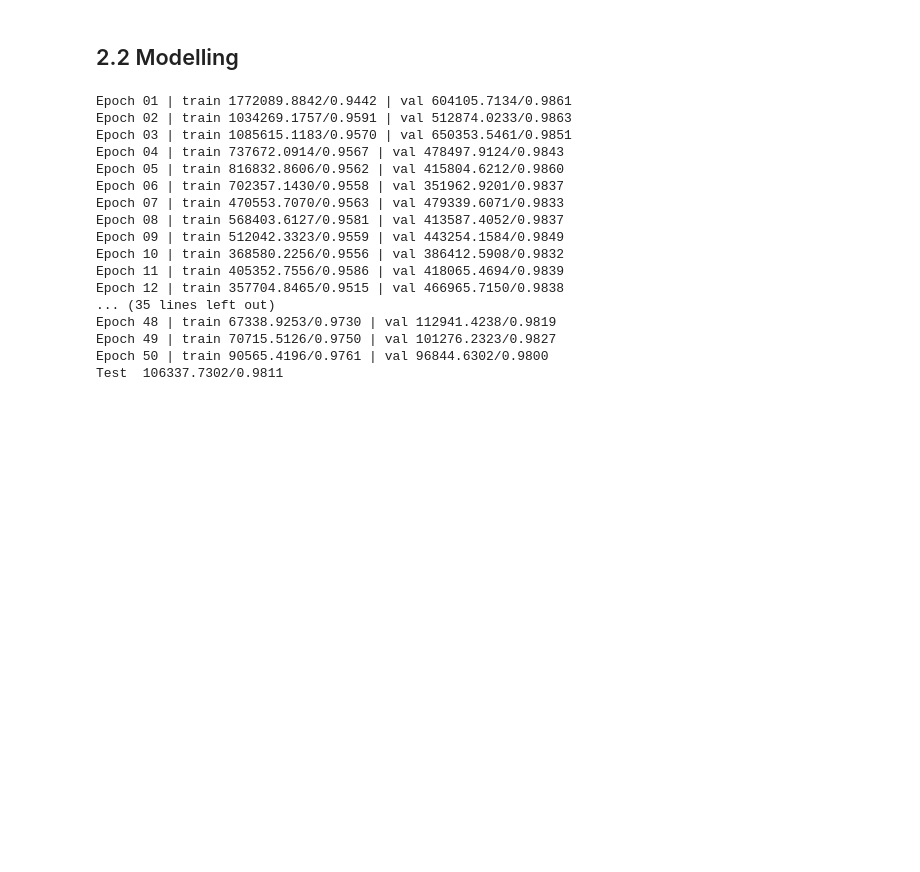
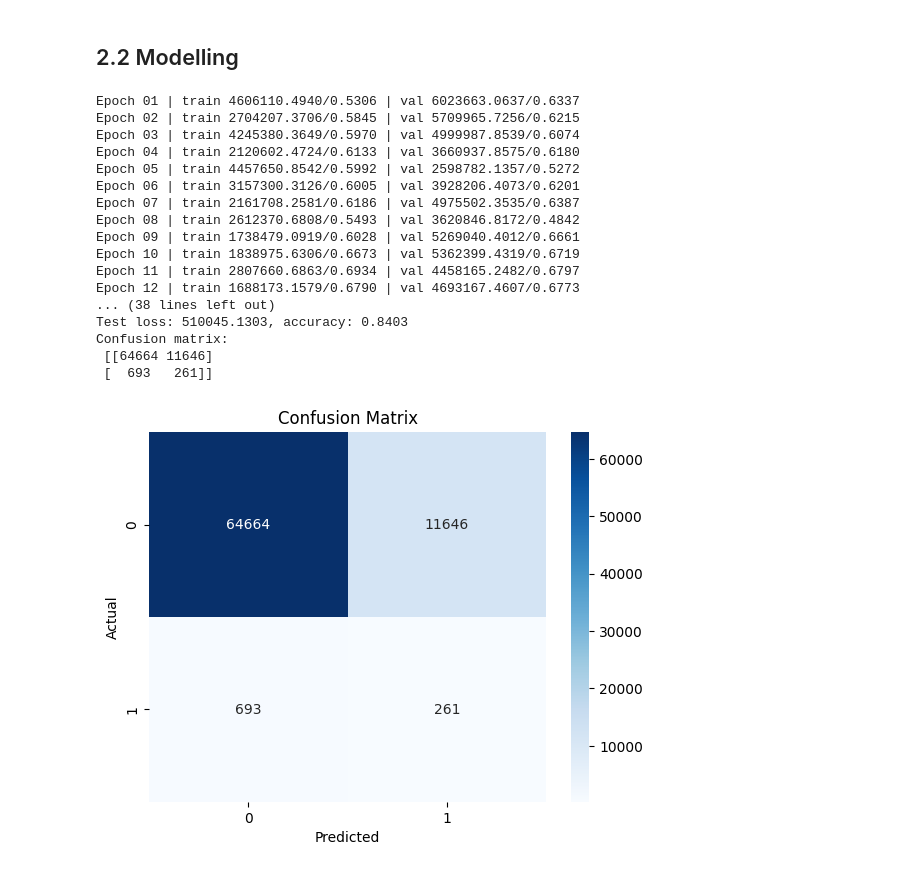
Before and after one commit to euph00/AML-GNN-project, a Jupyter notebook: supervised_graph_src/graph_node_classification.ipynb, the cells around one changed output. Drawn from its saved outputs; the diff is of its cells as text; code cells hidden in the pictures; blank space fills up the shorter version.

Commit message:
update confusion matrix

```diff
--- a/supervised_graph_src/graph_node_classification.ipynb
+++ b/supervised_graph_src/graph_node_classification.ipynb
@@ -253,13 +296,16 @@ counts = torch.bincount(y, minlength=2).float()
 weights = (counts.sum() / counts.clamp(min=1))
 weights = (weights / weights.sum())
 
-weights = torch.tensor([0.3, 0.7])  # Define own weights to handle classs imbalance
+# weights = torch.tensor([0.2, 0.8])  # Define own weights to handle classs imbalance
 loss_fn = nn.CrossEntropyLoss(weight=weights)
 
 
 def run_epoch(loader, train=True):
     model.train() if train else model.eval()
     total_loss, total_correct, total_count = 0.0, 0, 0
+    all_preds = []
+    all_labels = []
+
     for input_nodes, output_nodes, blocks in loader:
         blocks = [b.to(device) for b in blocks]
         x = blocks[0].srcdata['X'].to(device)
@@ -273,34 +319,61 @@ def run_epoch(loader, train=True):
             loss.backward()
             opt.step()
 
+        ##--Compute Metrics--##
         total_loss += loss.item() * y.shape[0]
         pred = logits.argmax(1)
         total_correct += (pred == y).sum().item()
         total_count += y.shape[0]
-    return total_loss / max(1,total_count), total_correct / max(1,total_count)
+
+        ##--Store metrics for confusion matrix--##
+        all_preds.append(pred.detach().cpu())
+        all_labels.append(y.detach().cpu())
+
+    # Combine all batches
+    all_preds = torch.cat(all_preds)
+    all_labels = torch.cat(all_labels)
+
+    # Compute confusion matrix (CPU numpy arrays)
+    cm = confusion_matrix(all_labels.numpy(), all_preds.numpy())
+    avg_loss = total_loss / max(1, total_count)
+    accuracy = total_correct / max(1, total_count)
+
+    return avg_loss, accuracy, cm
 
 for epoch in range(1, 51):
-    tr_loss, tr_acc = run_epoch(train_loader, True)
-    va_loss, va_acc = run_epoch(val_loader, False)
+    tr_loss, tr_acc, _ = run_epoch(train_loader, True)
+    va_loss, va_acc, _ = run_epoch(val_loader, False)
     print(f"Epoch {epoch:02d} | train {tr_loss:.4f}/{tr_acc:.4f} | val {va_loss:.4f}/{va_acc:.4f}")
 
-te_loss, te_acc = run_epoch(test_loader, False)
-print(f"Test  {te_loss:.4f}/{te_acc:.4f}")
+test_loss, test_acc, cm = run_epoch(test_loader, train=False)
+print(f"Test loss: {test_loss:.4f}, accuracy: {test_acc:.4f}")
+print("Confusion matrix:\n", cm)
 # %% [output]
-Epoch 01 | train 1772089.8842/0.9442 | val 604105.7134/0.9861
-Epoch 02 | train 1034269.1757/0.9591 | val 512874.0233/0.9863
-Epoch 03 | train 1085615.1183/0.9570 | val 650353.5461/0.9851
-Epoch 04 | train 737672.0914/0.9567 | val 478497.9124/0.9843
-Epoch 05 | train 816832.8606/0.9562 | val 415804.6212/0.9860
-Epoch 06 | train 702357.1430/0.9558 | val 351962.9201/0.9837
-Epoch 07 | train 470553.7070/0.9563 | val 479339.6071/0.9833
-Epoch 08 | train 568403.6127/0.9581 | val 413587.4052/0.9837
-Epoch 09 | train 512042.3323/0.9559 | val 443254.1584/0.9849
-Epoch 10 | train 368580.2256/0.9556 | val 386412.5908/0.9832
-Epoch 11 | train 405352.7556/0.9586 | val 418065.4694/0.9839
-Epoch 12 | train 357704.8465/0.9515 | val 466965.7150/0.9838
-... (35 lines left out)
-Epoch 48 | train 67338.9253/0.9730 | val 112941.4238/0.9819
-Epoch 49 | train 70715.5126/0.9750 | val 101276.2323/0.9827
-Epoch 50 | train 90565.4196/0.9761 | val 96844.6302/0.9800
-Test  106337.7302/0.9811
+Epoch 01 | train 4606110.4940/0.5306 | val 6023663.0637/0.6337
+Epoch 02 | train 2704207.3706/0.5845 | val 5709965.7256/0.6215
+Epoch 03 | train 4245380.3649/0.5970 | val 4999987.8539/0.6074
+Epoch 04 | train 2120602.4724/0.6133 | val 3660937.8575/0.6180
+Epoch 05 | train 4457650.8542/0.5992 | val 2598782.1357/0.5272
+Epoch 06 | train 3157300.3126/0.6005 | val 3928206.4073/0.6201
+Epoch 07 | train 2161708.2581/0.6186 | val 4975502.3535/0.6387
+Epoch 08 | train 2612370.6808/0.5493 | val 3620846.8172/0.4842
+Epoch 09 | train 1738479.0919/0.6028 | val 5269040.4012/0.6661
+Epoch 10 | train 1838975.6306/0.6673 | val 5362399.4319/0.6719
+Epoch 11 | train 2807660.6863/0.6934 | val 4458165.2482/0.6797
+Epoch 12 | train 1688173.1579/0.6790 | val 4693167.4607/0.6773
+... (38 lines left out)
+Test loss: 510045.1303, accuracy: 0.8403
+Confusion matrix:
+ [[64664 11646]
+ [  693   261]]
+# %%
+import seaborn as sns
+import matplotlib.pyplot as plt
+
+sns.heatmap(cm, annot=True, fmt='d', cmap='Blues')
+plt.xlabel('Predicted')
+plt.ylabel('Actual')
+plt.title('Confusion Matrix')
+plt.show()
+# %% [output]
+[figure, added]
```
Also changed, not shown: parts of 6 cells of this notebook, 4 other files.
